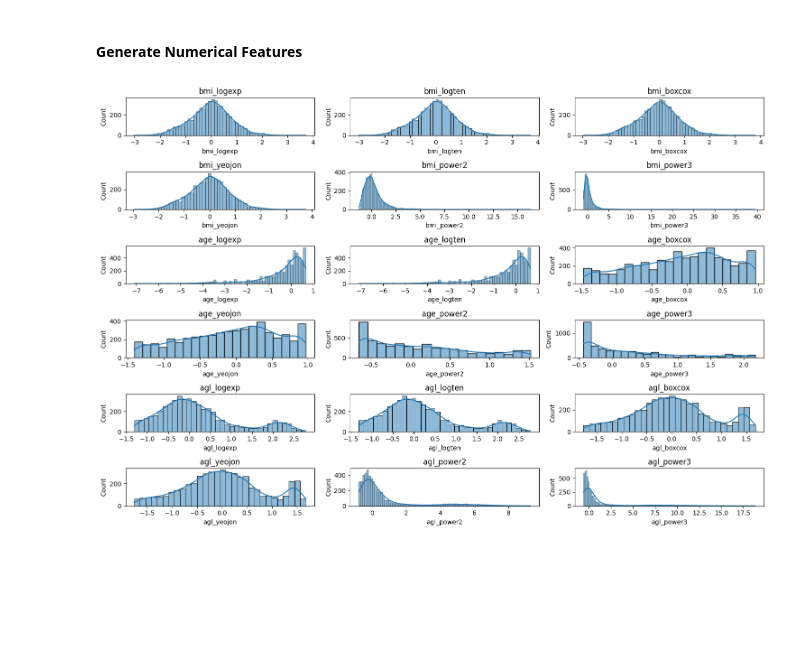
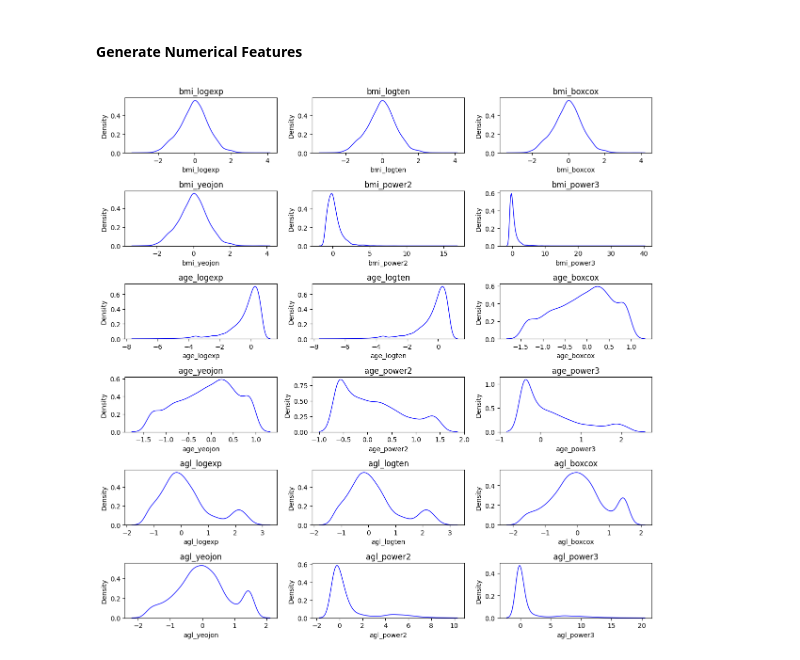
Before and after one commit to CamiloEmiliano/ML_samples, a Jupyter notebook: heart_stroke_FTE.ipynb, the cells around one changed output. Cells and saved outputs as stored; diff of their text form; code cells hidden in the pictures; blank space fills up the shorter version.

```diff
--- a/heart_stroke_FTE.ipynb
+++ b/heart_stroke_FTE.ipynb
@@ -375,13 +375,17 @@ for col in df_flts:
     temp_col = df_flts[col].values.reshape(-1, 1)
     df_scld[col] = skl.preprocessing.RobustScaler().fit_transform(temp_col).flatten()
 # %%
-# plot a 6x3 grid of seaborn histograms of all the rescaled features
-fig, axes = plt.subplots(nrows=6, ncols=3, figsize=(15, 10))
-axes = axes.flatten()
+# plot a 6x3 grid of seaborn kernel density estimators of all the rescaled features
+fig, axs = plt.subplots(6,3,figsize=(12,12))
 for i, col in enumerate(df_scld.columns):
-    sns.histplot(df_scld[col], kde=True, ax=axes[i])
-    axes[i].set_title(col)
+    sns.kdeplot(
+        data=df_scld[col],
+        ax=axs[i//3,i%3],
+        color='blue',
+        lw=1,
+        linestyle='-'
+    )
+    axs[i//3,i%3].set_title(col)
 plt.tight_layout()
-plt.show()
 # %% [output]
-[figure, old version]
+[figure, new version]
```
Also changed, not shown: parts of 2 cells of this notebook.
